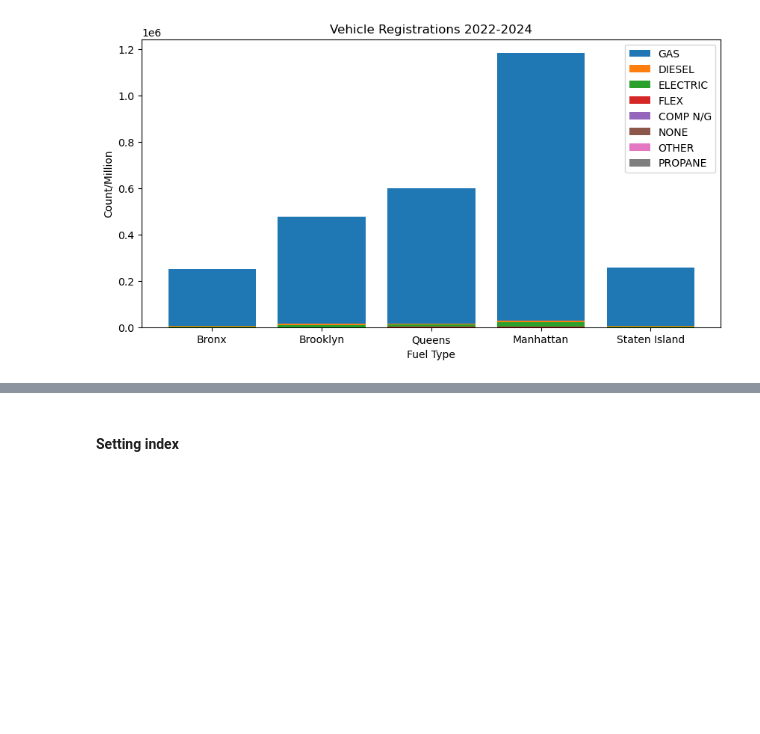
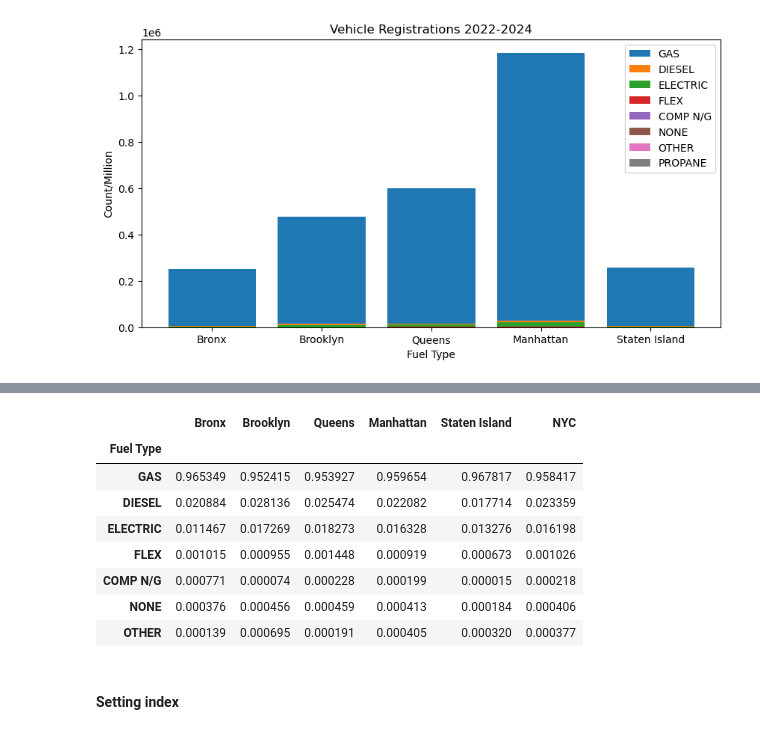
Before and after one commit to heidthecamp/CU-VIRT-AI-PT-03-2024-U-LOLC-PROJECT-1, a Jupyter notebook: displaying_data.ipynb, the cells around one changed output, grey strips where cells are left out. Drawn from its saved outputs; the diff is of its cells as text; code cells hidden in the pictures; blank space fills up the shorter version.

Commit message:
Added method to get vehicle percent

```diff
--- a/displaying_data.ipynb
+++ b/displaying_data.ipynb
@@ -268,3 +268,26 @@ plt.title('Vehicle Registrations 2022-2024')
 plt.show()
 # %% [output]
 [figure]
+# %%
+bronx_cars = bronx_cars[bronx_cars['Fuel Type'] != 'PROPANE']
+brooklyn_cars = brooklyn_cars[brooklyn_cars['Fuel Type'] != 'PROPANE']
+queens_cars = queens_cars[queens_cars['Fuel Type'] != 'PROPANE']
+manhattan_cars = manhattan_cars[manhattan_cars['Fuel Type'] != 'PROPANE']
+staten_island_cars = staten_island_cars[staten_island_cars['Fuel Type'] != 'PROPANE']
+
+#  get percetage of each fuel type by borough
+bronx_count = bronx_cars['Fuel Type'].value_counts()
+brooklyn_count = brooklyn_cars['Fuel Type'].value_counts()
+queens_count = queens_cars['Fuel Type'].value_counts()
+manhattan_count = manhattan_cars['Fuel Type'].value_counts()
+staten_island_count = staten_island_cars['Fuel Type'].value_counts()
+
+bronx_avg = bronx_count / bronx_cars.shape[0]
+brooklyn_avg = brooklyn_count / brooklyn_cars.shape[0]
+queens_avg = queens_count / queens_cars.shape[0]
+manhattan_avg = manhattan_count / manhattan_cars.shape[0]
+staten_island_avg = staten_island_count / staten_island_cars.shape[0]
+
+nyc_avg = (bronx_count + brooklyn_count + queens_count + manhattan_count + staten_island_count) / (bronx_cars.shape[0] + brooklyn_cars.shape[0] + queens_cars.shape[0] + manhattan_cars.shape[0] + staten_island_cars.shape[0])
+
+nyc_avg
@@ -271,3 +304,33 @@ plt.show()
+# %%
+# join percentage data on fuel type
+bronx_avg = bronx_avg.to_frame()
+bronx_avg.columns = ['Bronx']
+brooklyn_avg = brooklyn_avg.to_frame()
+brooklyn_avg.columns = ['Brooklyn']
+queens_avg = queens_avg.to_frame()
+queens_avg.columns = ['Queens']
+manhattan_avg = manhattan_avg.to_frame()
+manhattan_avg.columns = ['Manhattan']
+staten_island_avg = staten_island_avg.to_frame()
+staten_island_avg.columns = ['Staten Island']
+nyc_avg = nyc_avg.to_frame()
+nyc_avg.columns = ['NYC']
+
+fuel_avg = bronx_avg.join(brooklyn_avg).join(queens_avg).join(manhattan_avg).join(staten_island_avg).join(nyc_avg)
+
+fuel_avg = fuel_avg.fillna(value=0)
+
+fuel_avg
+# %% [output]
+|  | Bronx | Brooklyn | Queens | Manhattan | Staten Island | NYC |
+| Fuel Type |  |  |  |  |  |  |
+| GAS | 0.965349 | 0.952415 | 0.953927 | 0.959654 | 0.967817 | 0.958417 |
+| DIESEL | 0.020884 | 0.028136 | 0.025474 | 0.022082 | 0.017714 | 0.023359 |
+| ELECTRIC | 0.011467 | 0.017269 | 0.018273 | 0.016328 | 0.013276 | 0.016198 |
+| FLEX | 0.001015 | 0.000955 | 0.001448 | 0.000919 | 0.000673 | 0.001026 |
+| COMP N/G | 0.000771 | 0.000074 | 0.000228 | 0.000199 | 0.000015 | 0.000218 |
+| NONE | 0.000376 | 0.000456 | 0.000459 | 0.000413 | 0.000184 | 0.000406 |
+| OTHER | 0.000139 | 0.000695 | 0.000191 | 0.000405 | 0.000320 | 0.000377 |
 # %% [markdown]
 #### Setting index
 # %%
```
Also changed, not shown: parts of 1 cell of this notebook.
